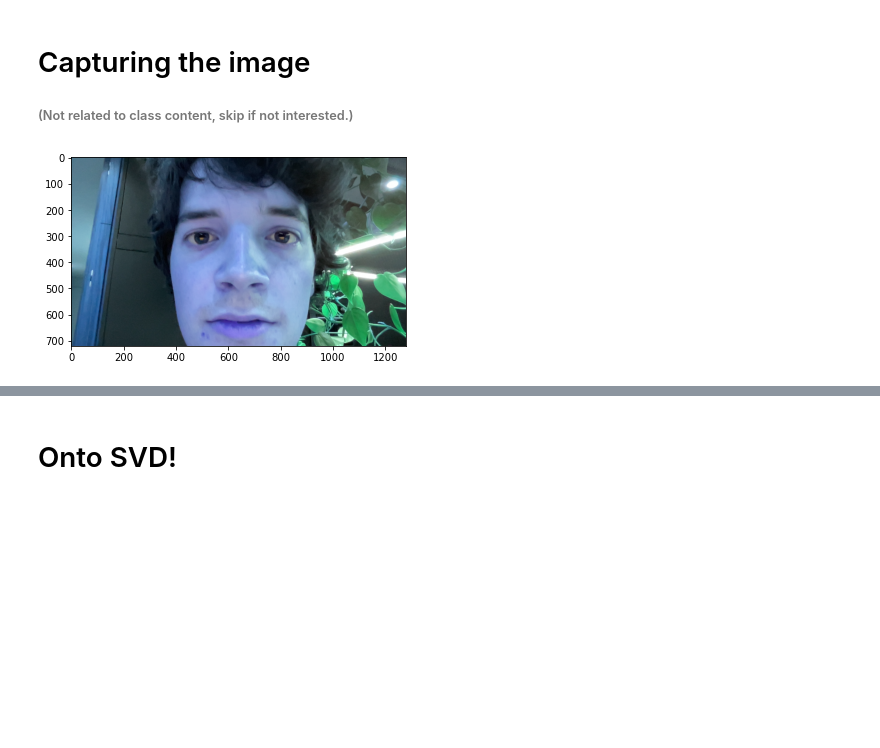
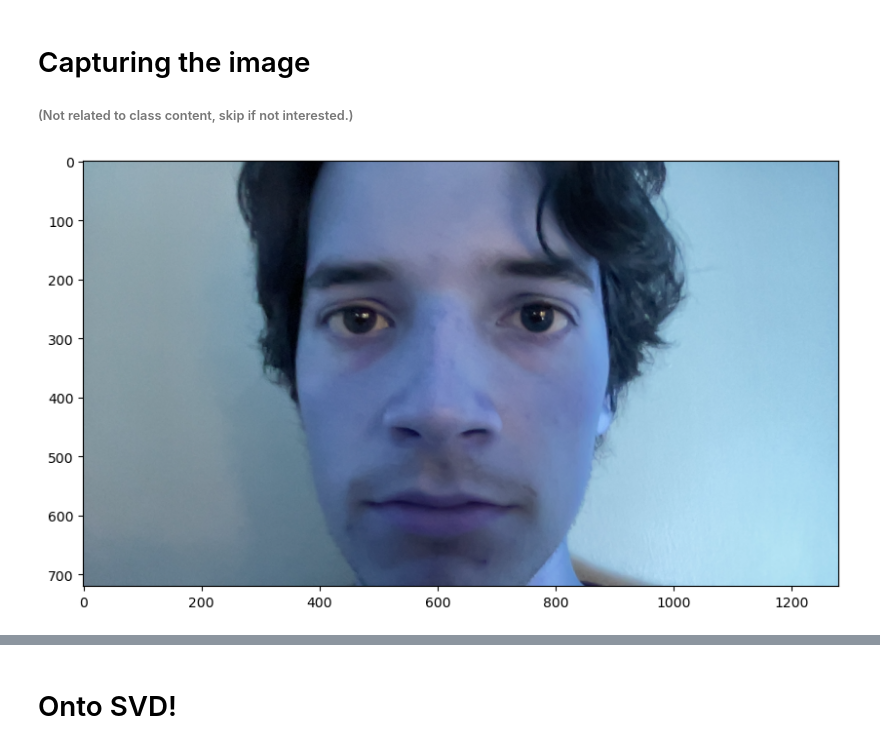
Before and after one commit to fzmautner/SVD-Demo, a Jupyter notebook: SVD demo - eigenfaces.ipynb, the cells around one changed output, grey strips where cells are left out. Cells and saved outputs as stored; diff of their text form; code cells hidden in the pictures; blank space fills up the shorter version.

```diff
--- a/SVD demo - eigenfaces.ipynb
+++ b/SVD demo - eigenfaces.ipynb
@@ -28,9 +40,10 @@ camera = cv2.VideoCapture(0)
 # %%
 #Taking a picture of you
 ret, frame = camera.read()
 RBGFace = np.array(frame)
+plt.figure(figsize=(10,10))
 plt.imshow(frame)
 plt.show()
 camera.release()
 # %% [output]
-[figure, old version]
+[figure, new version]
```
Also changed, not shown: parts of 54 cells of this notebook.
